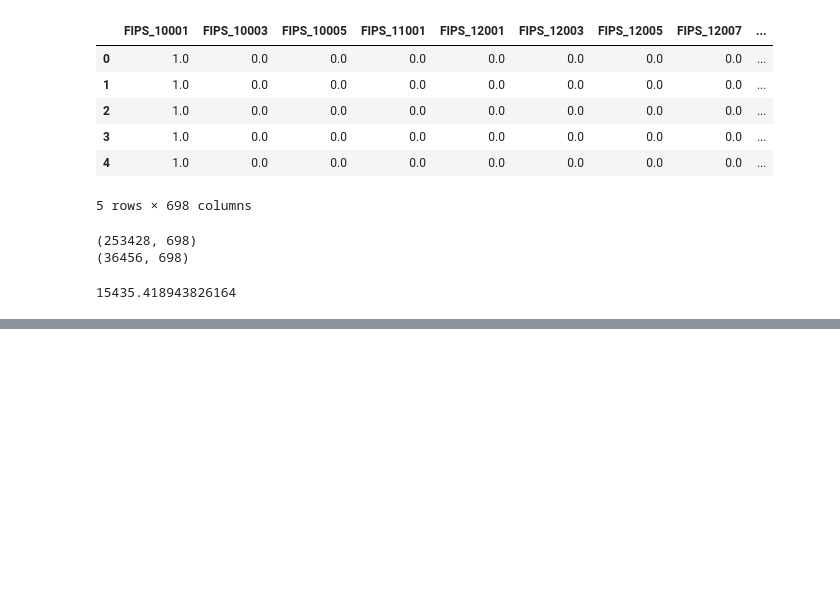
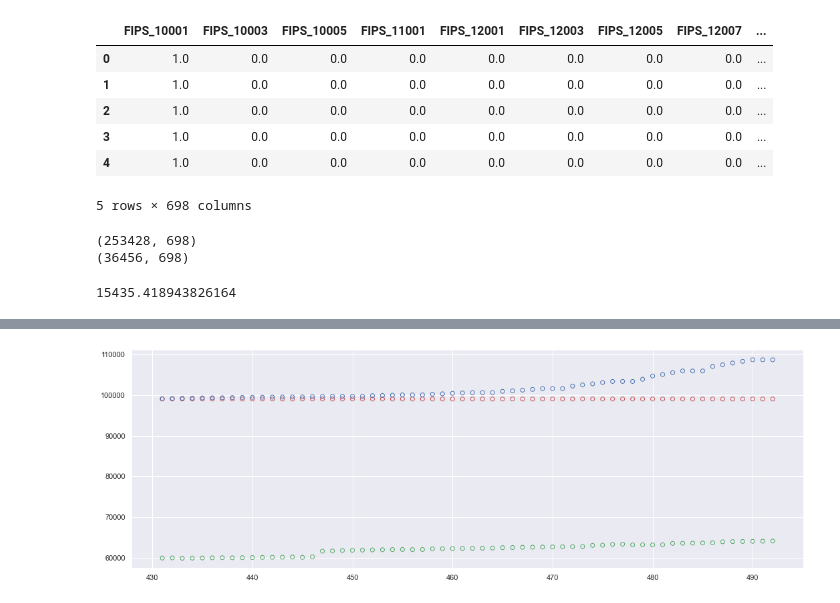
Before and after one commit to ehmartens/cs5644-project, a Jupyter notebook: EHM Linear Model Explore.ipynb, the cells around one changed output, grey strips where cells are left out. Drawn from its saved outputs; the diff is of its cells as text; code cells hidden in the pictures; blank space fills up the shorter version.

```diff
--- a/EHM Linear Model Explore.ipynb
+++ b/EHM Linear Model Explore.ipynb
@@ -228,0 +255,11 @@ plt.scatter(x=X_test[county_mask]['days_from_start'], y=y_test_cases[county_mask
+# %%
+# Checking out how the prediction looked vs the model (Atlanta, GA Fulton county 13121)
+county_mask = X_test['FIPS_13121'] == 1
+county_mask_train = X_train['FIPS_13121'] == 1
+plt.figure(figsize=(18, 6))
+plt.scatter(x=X_test[county_mask]['days_from_start'], y=y_preds_dt[county_mask], color='none', edgecolor='r')
+plt.scatter(x=X_test[county_mask]['days_from_start'], y=y_preds[county_mask], color='none', edgecolor='g')
+#plt.scatter(x=X_train[county_mask_train]['days_from_start'], y=y_train_cases[county_mask_train], color='none', edgecolor='b')
+plt.scatter(x=X_test[county_mask]['days_from_start'], y=y_test_cases[county_mask], color='none', edgecolor='b');
+# %% [output]
+[figure, added]
```
Also changed, not shown: parts of 22 cells of this notebook.
